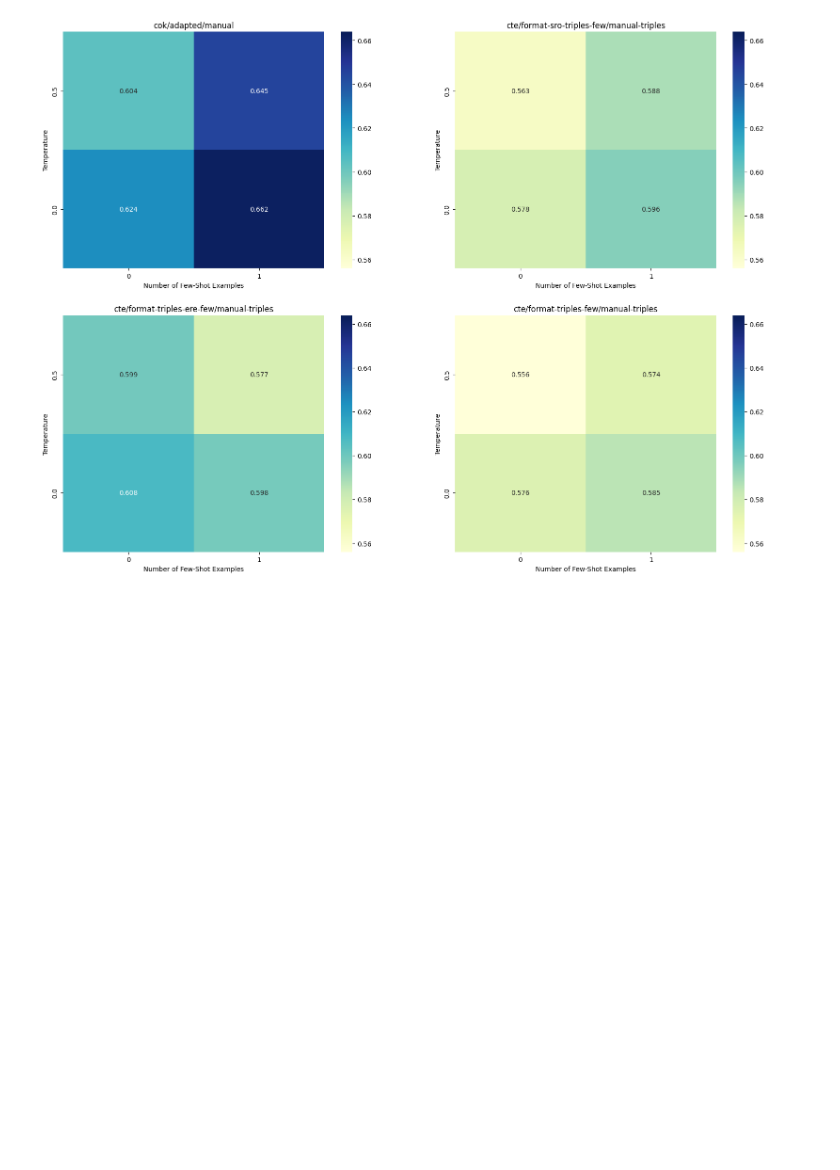
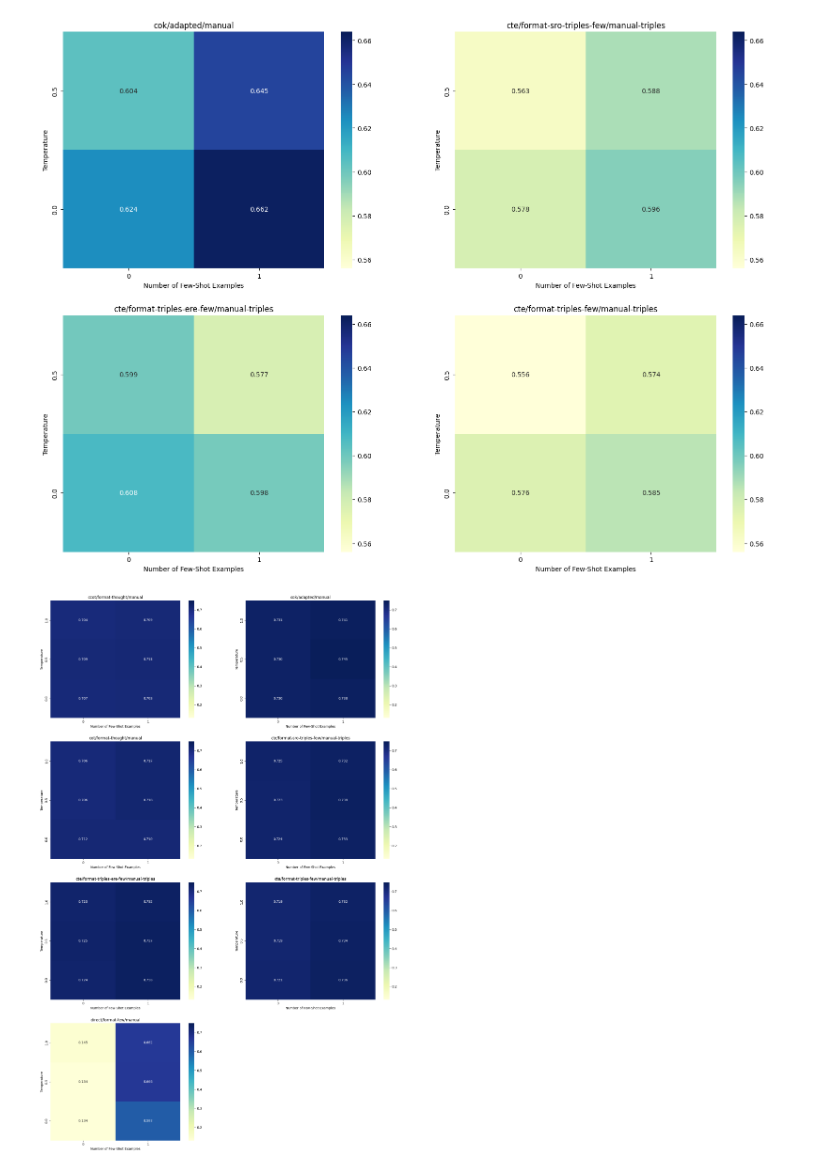
Before and after one commit to bdsaglam/pipeline-mhqa-manual, a Jupyter notebook: nbs/musique-full-manual-new/visualize.ipynb, the cells around one changed output. Cells and saved outputs as stored; diff of their text form; code cells hidden in the pictures; blank space fills up the shorter version.

```diff
--- a/nbs/musique-full-manual-new/visualize.ipynb
+++ b/nbs/musique-full-manual-new/visualize.ipynb
@@ -142,3 +142,8 @@ model = 'llama-3-8b-tgi'
 plot_heatmap(df[df["params.qa.model"] == model], "metrics.f1")
 # %% [output]
 [figure]
+# %%
+model = 'llama-3.3-70b-tgi'
+plot_heatmap(df[df["params.qa.model"] == model], "metrics.f1")
+# %% [output]
+[figure, added]
```
Also changed, not shown: parts of 3 cells of this notebook, 2 other files.
